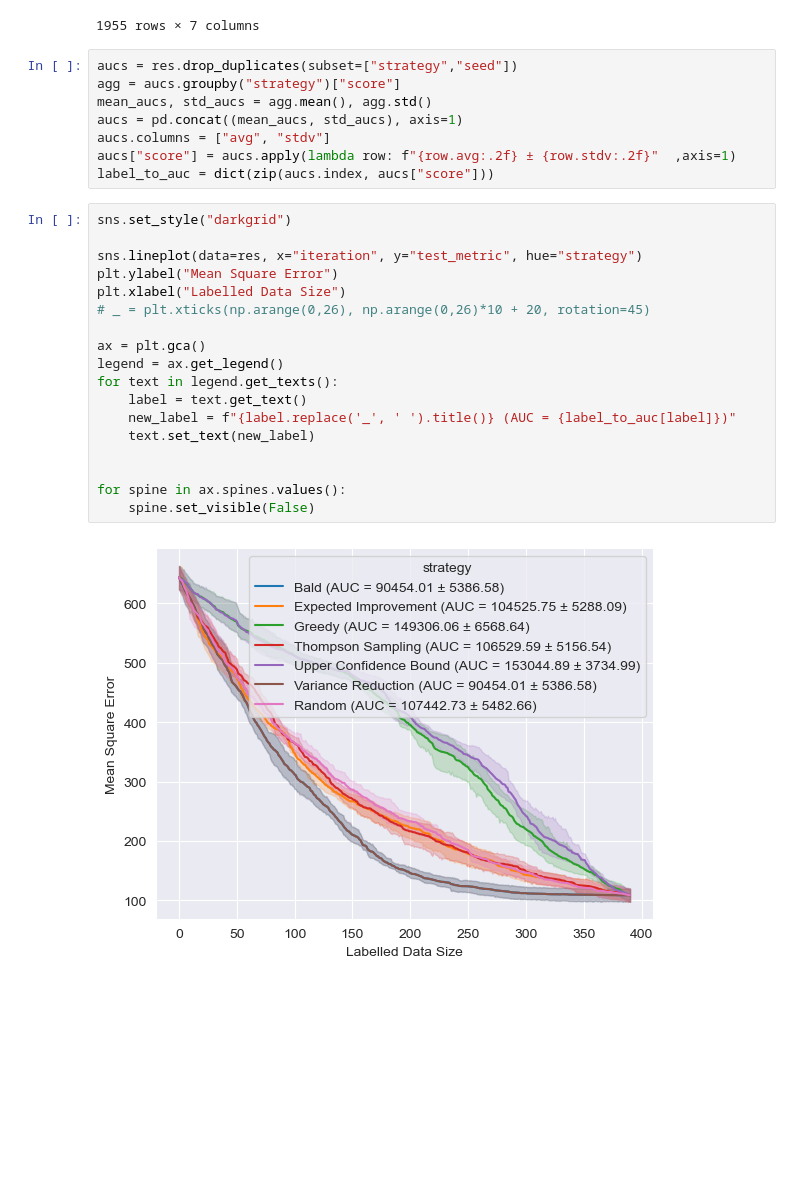
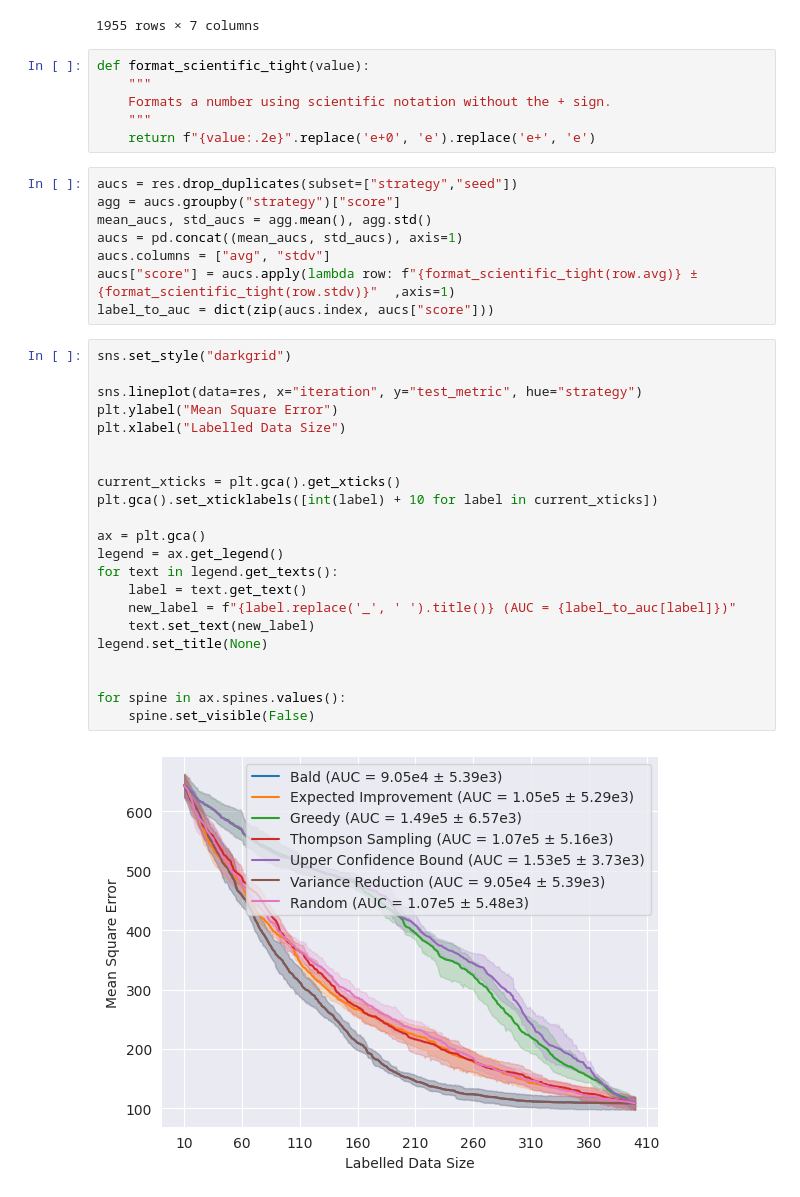
Before and after one commit to RelationRx/pyrelational, a Jupyter notebook: benchmarking/energy/visualisation.ipynb, the cells around one changed output. Drawn from its saved outputs; the diff is of its cells as text; blank space fills up the shorter version.

Commit message:
small improvments on visualisations

```diff
--- a/benchmarking/energy/visualisation.ipynb
+++ b/benchmarking/energy/visualisation.ipynb
@@ -36,31 +36,41 @@ res[res.strategy=="random"]
 | 13683 | 13683 | d041b_00034 | 389 | 112.693331 | random | 5 | 102539.527754 |
 | 13684 | 13684 | d041b_00034 | 390 | 112.269168 | random | 5 | 102539.527754 |
 1955 rows × 7 columns
+# %%
+def format_scientific_tight(value):
+    """
+    Formats a number using scientific notation without the + sign.
+    """
+    return f"{value:.2e}".replace('e+0', 'e').replace('e+', 'e')
 # %%
 aucs = res.drop_duplicates(subset=["strategy","seed"])
 agg = aucs.groupby("strategy")["score"]
 mean_aucs, std_aucs = agg.mean(), agg.std()
 aucs = pd.concat((mean_aucs, std_aucs), axis=1)
 aucs.columns = ["avg", "stdv"]
-aucs["score"] = aucs.apply(lambda row: f"{row.avg:.2f} ± {row.stdv:.2f}"  ,axis=1)
+aucs["score"] = aucs.apply(lambda row: f"{format_scientific_tight(row.avg)} ± {format_scientific_tight(row.stdv)}"  ,axis=1)
 label_to_auc = dict(zip(aucs.index, aucs["score"]))
 # %%
 sns.set_style("darkgrid")
 
 sns.lineplot(data=res, x="iteration", y="test_metric", hue="strategy")
 plt.ylabel("Mean Square Error")
 plt.xlabel("Labelled Data Size")
-# _ = plt.xticks(np.arange(0,26), np.arange(0,26)*10 + 20, rotation=45)
+
+
+current_xticks = plt.gca().get_xticks()
+plt.gca().set_xticklabels([int(label) + 10 for label in current_xticks])
 
 ax = plt.gca()
 legend = ax.get_legend()
 for text in legend.get_texts():
     label = text.get_text()
     new_label = f"{label.replace('_', ' ').title()} (AUC = {label_to_auc[label]})"
     text.set_text(new_label)
+legend.set_title(None)
 
 
 for spine in ax.spines.values():
     spine.set_visible(False)
 # %% [output]
-[figure, old version]
+[figure, new version]
```
